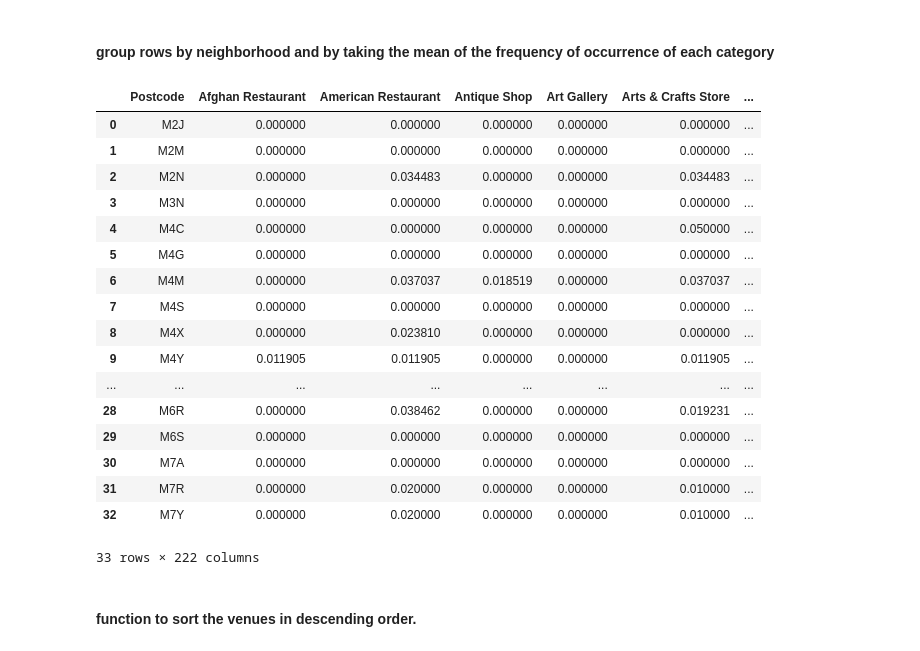
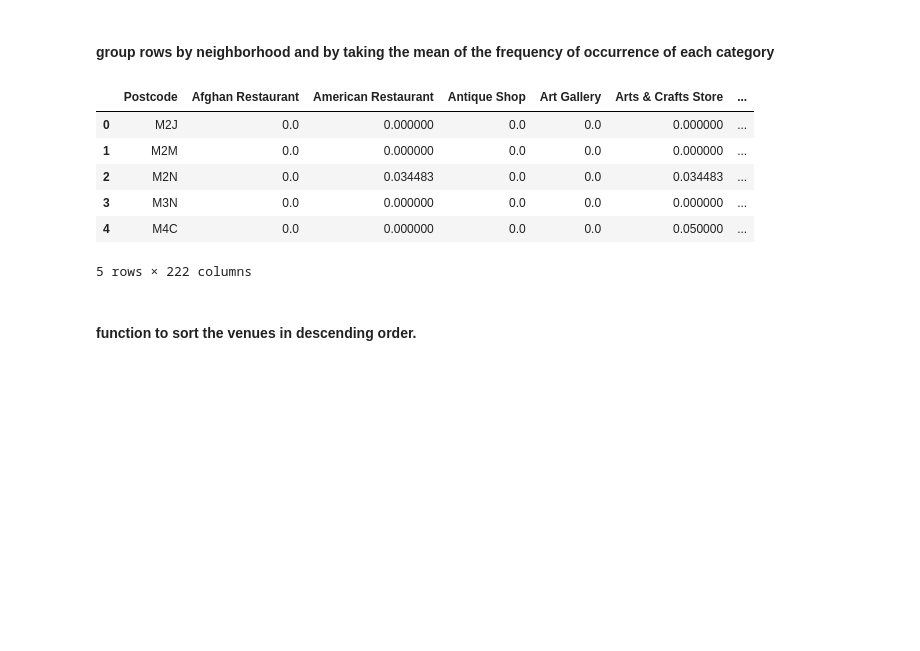
Before and after one commit to rangerQ/Coursera_capstone, a Jupyter notebook: notebooks/Toronto.ipynb, the cells around one changed output. Saved outputs shown, nothing was run; the diff lists cells and outputs as text; code cells hidden in the pictures; blank space fills up the shorter version.

```diff
--- a/notebooks/Toronto.ipynb
+++ b/notebooks/Toronto.ipynb
@@ -415,26 +379,15 @@ toronto_onehot.describe()
 #### group rows by neighborhood and by taking the mean of the frequency of occurrence of each category
 # %%
 toronto_grouped = toronto_onehot.groupby('Postcode').mean().reset_index()
-toronto_grouped
+toronto_grouped.head()
 # %% [output]
 |  | Postcode | Afghan Restaurant | American Restaurant | Antique Shop | Art Gallery | Arts & Crafts Store | ... |
-| 0 | M2J | 0.000000 | 0.000000 | 0.000000 | 0.000000 | 0.000000 | ... |
-| 1 | M2M | 0.000000 | 0.000000 | 0.000000 | 0.000000 | 0.000000 | ... |
-| 2 | M2N | 0.000000 | 0.034483 | 0.000000 | 0.000000 | 0.034483 | ... |
-| 3 | M3N | 0.000000 | 0.000000 | 0.000000 | 0.000000 | 0.000000 | ... |
-| 4 | M4C | 0.000000 | 0.000000 | 0.000000 | 0.000000 | 0.050000 | ... |
-| 5 | M4G | 0.000000 | 0.000000 | 0.000000 | 0.000000 | 0.000000 | ... |
-| 6 | M4M | 0.000000 | 0.037037 | 0.018519 | 0.000000 | 0.037037 | ... |
-| 7 | M4S | 0.000000 | 0.000000 | 0.000000 | 0.000000 | 0.000000 | ... |
-| 8 | M4X | 0.000000 | 0.023810 | 0.000000 | 0.000000 | 0.000000 | ... |
-| 9 | M4Y | 0.011905 | 0.011905 | 0.000000 | 0.000000 | 0.011905 | ... |
-| ... | ... | ... | ... | ... | ... | ... | ... |
-| 28 | M6R | 0.000000 | 0.038462 | 0.000000 | 0.000000 | 0.019231 | ... |
-| 29 | M6S | 0.000000 | 0.000000 | 0.000000 | 0.000000 | 0.000000 | ... |
-| 30 | M7A | 0.000000 | 0.000000 | 0.000000 | 0.000000 | 0.000000 | ... |
-| 31 | M7R | 0.000000 | 0.020000 | 0.000000 | 0.000000 | 0.010000 | ... |
-| 32 | M7Y | 0.000000 | 0.020000 | 0.000000 | 0.000000 | 0.010000 | ... |
+| 0 | M2J | 0.0 | 0.000000 | 0.0 | 0.0 | 0.000000 | ... |
+| 1 | M2M | 0.0 | 0.000000 | 0.0 | 0.0 | 0.000000 | ... |
+| 2 | M2N | 0.0 | 0.034483 | 0.0 | 0.0 | 0.034483 | ... |
+| 3 | M3N | 0.0 | 0.000000 | 0.0 | 0.0 | 0.000000 | ... |
+| 4 | M4C | 0.0 | 0.000000 | 0.0 | 0.0 | 0.050000 | ... |
-33 rows × 222 columns
+5 rows × 222 columns
 # %% [markdown]
 #### function to sort the venues in descending order.
 # %%
```
Also changed, not shown: parts of 5 cells of this notebook.
